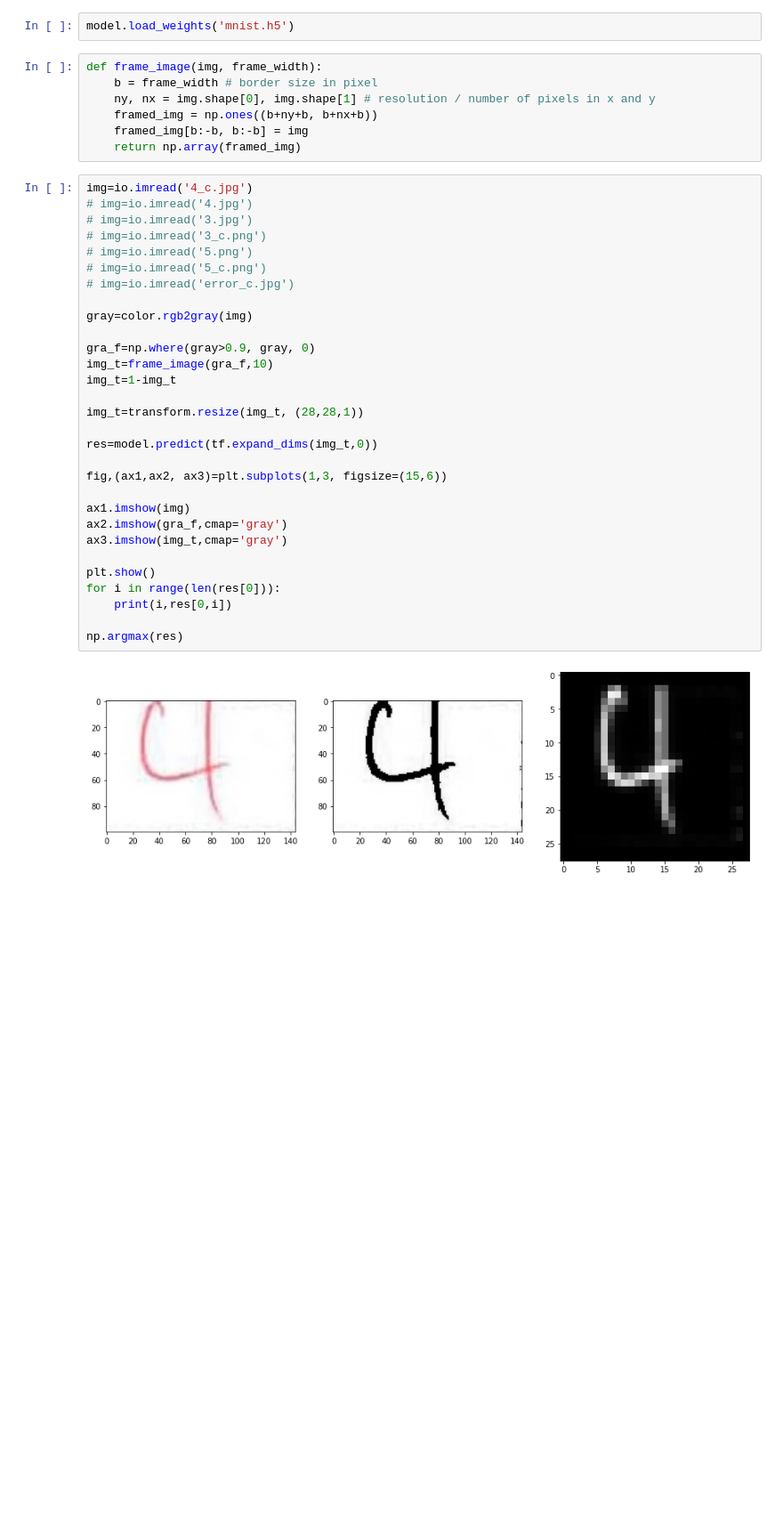
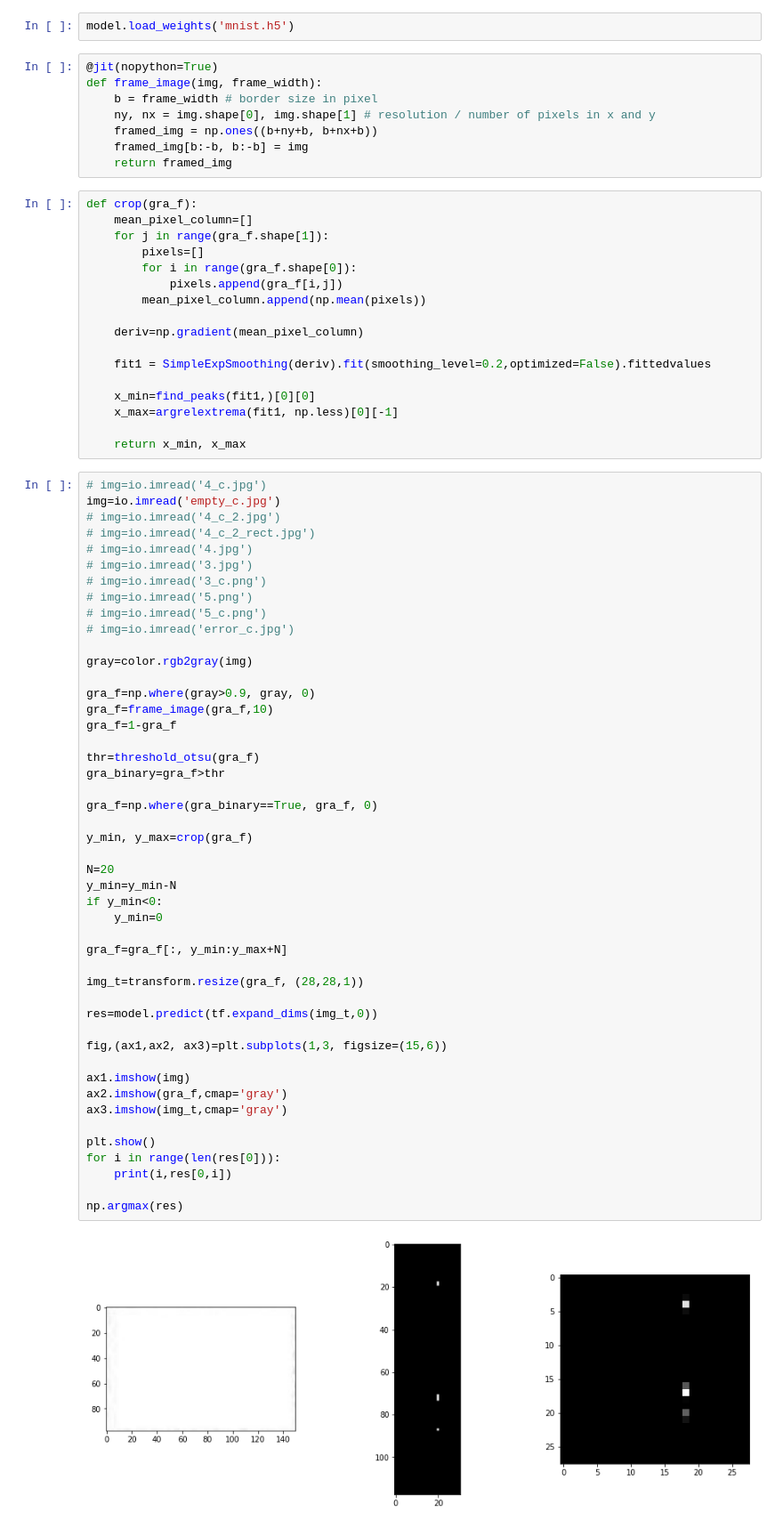
Before and after one commit to dkagramanyan/aist_2023, a Jupyter notebook: digits_classication.ipynb, the cells around one changed output. Shown at 89% size. Drawn from its saved outputs; the diff is of its cells as text; blank space fills up the shorter version.

```diff
--- a/digits_classication.ipynb
+++ b/digits_classication.ipynb
@@ -104,41 +90,76 @@ model.save_weights('mnist.h5')
 # %%
 model.load_weights('mnist.h5')
 # %%
+@jit(nopython=True)
 def frame_image(img, frame_width):
     b = frame_width # border size in pixel
     ny, nx = img.shape[0], img.shape[1] # resolution / number of pixels in x and y
     framed_img = np.ones((b+ny+b, b+nx+b))
     framed_img[b:-b, b:-b] = img
-    return np.array(framed_img)
+    return framed_img
+# %%
+def crop(gra_f):
+    mean_pixel_column=[]
+    for j in range(gra_f.shape[1]):
+        pixels=[]
+        for i in range(gra_f.shape[0]):
+            pixels.append(gra_f[i,j])
+        mean_pixel_column.append(np.mean(pixels))
+
+    deriv=np.gradient(mean_pixel_column)
+
+    fit1 = SimpleExpSmoothing(deriv).fit(smoothing_level=0.2,optimized=False).fittedvalues
+
+    x_min=find_peaks(fit1,)[0][0]
+    x_max=argrelextrema(fit1, np.less)[0][-1]
+
+    return x_min, x_max
 # %%
-img=io.imread('4_c.jpg')
+# img=io.imread('4_c.jpg')
+img=io.imread('empty_c.jpg')
+# img=io.imread('4_c_2.jpg')
+# img=io.imread('4_c_2_rect.jpg')
 # img=io.imread('4.jpg')
 # img=io.imread('3.jpg')
 # img=io.imread('3_c.png')
 # img=io.imread('5.png')
 # img=io.imread('5_c.png')
 # img=io.imread('error_c.jpg')
 
 gray=color.rgb2gray(img)
 
 gra_f=np.where(gray>0.9, gray, 0)
-img_t=frame_image(gra_f,10)
-img_t=1-img_t
+gra_f=frame_image(gra_f,10)
+gra_f=1-gra_f
 
-img_t=transform.resize(img_t, (28,28,1))
+thr=threshold_otsu(gra_f)
+gra_binary=gra_f>thr
+
+gra_f=np.where(gra_binary==True, gra_f, 0)
+
+y_min, y_max=crop(gra_f)
+
+N=20
+y_min=y_min-N
+if y_min<0:
+    y_min=0
+
+gra_f=gra_f[:, y_min:y_max+N]
+
+img_t=transform.resize(gra_f, (28,28,1))
 
 res=model.predict(tf.expand_dims(img_t,0))
 
 fig,(ax1,ax2, ax3)=plt.subplots(1,3, figsize=(15,6))
 
 ax1.imshow(img)
 ax2.imshow(gra_f,cmap='gray')
 ax3.imshow(img_t,cmap='gray')
 
 plt.show()
 for i in range(len(res[0])):
     print(i,res[0,i])
 
 np.argmax(res)
 # %% [output]
-[figure, old version]
+[figure, new version]
```
Also changed, not shown: parts of 11 cells of this notebook, 1 other file.
